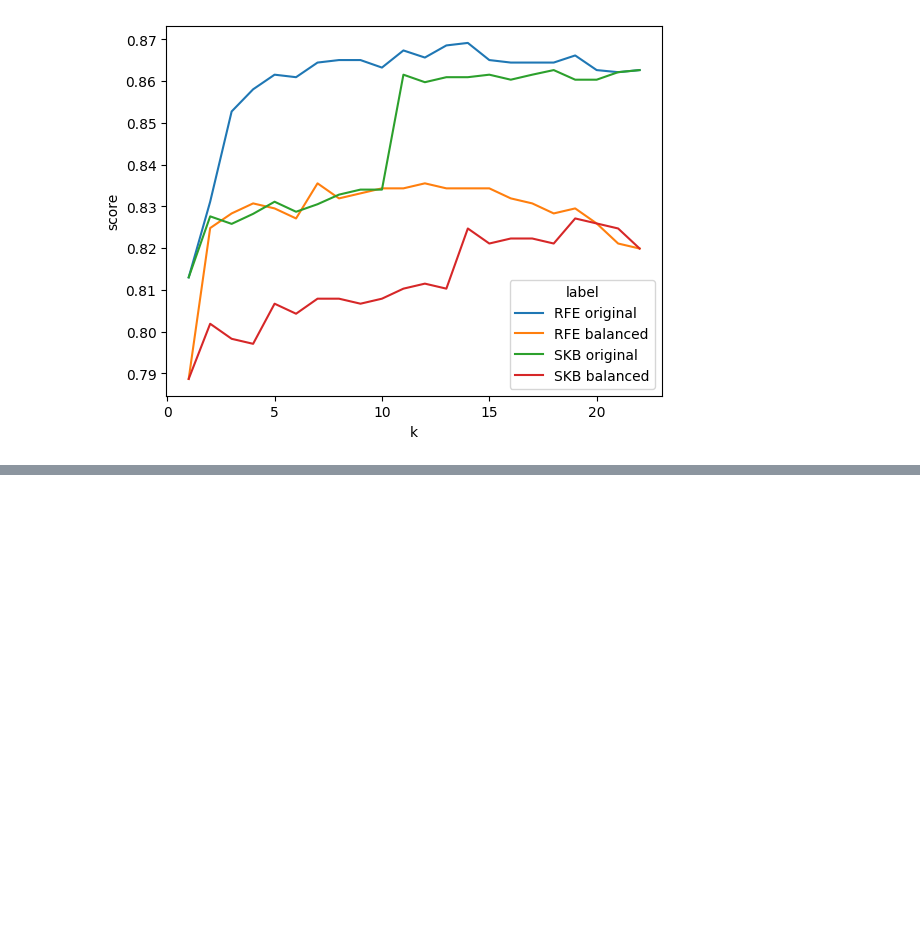
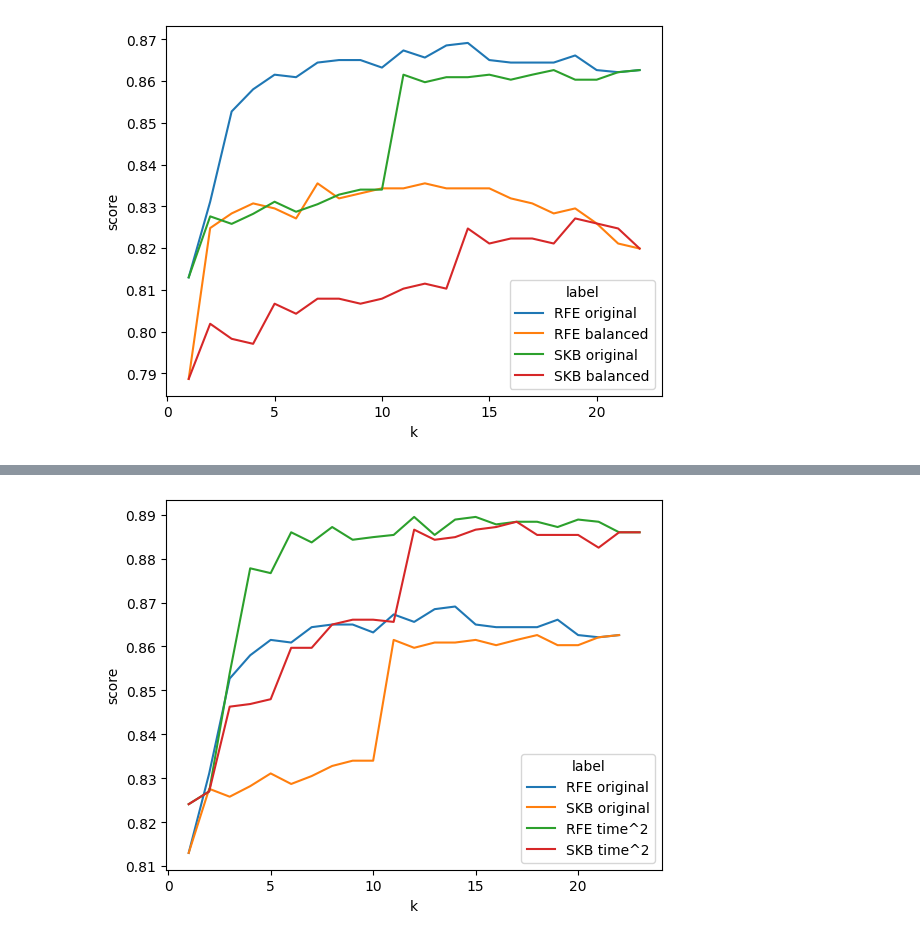
Before and after one commit to AlexanderBusa/ProgettoTeam2, a Jupyter notebook: EDP.ipynb, the cells around one changed output, grey strips where cells are left out. Saved outputs shown, nothing was run; the diff lists cells and outputs as text; code cells hidden in the pictures; blank space fills up the shorter version.

Commit message:
skb rfe time**2 time730

```diff
--- a/EDP.ipynb
+++ b/EDP.ipynb
@@ -66,0 +69,3 @@ plt.show()
+# %%
+df_time2 = df_original.copy()
+df_time2["time**2"] = df_time2['time']**2
@@ -66,0 +82,14 @@ plt.show()
+# %%
+rfe_time2 = rfe_evaluation_cv(dataset = df_time2)
+# %%
+skb_time2 = skb_evaluation_cv(dataset = df_time2)
+# %%
+rfe_time2['label'] = "RFE time^2"
+skb_time2['label'] = 'SKB time^2'
+# %%
+results_all = pd.concat([rfe_original, skb_original, rfe_time2, skb_time2])
+
+sns.lineplot(data = results_all, x = "k", y = "score", hue = "label")
+plt.show()
+# %% [output]
+[figure, added]
```
Also changed, not shown: parts of 5 cells of this notebook.
